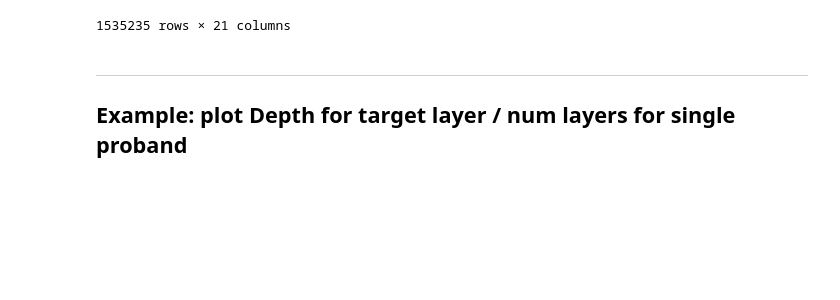
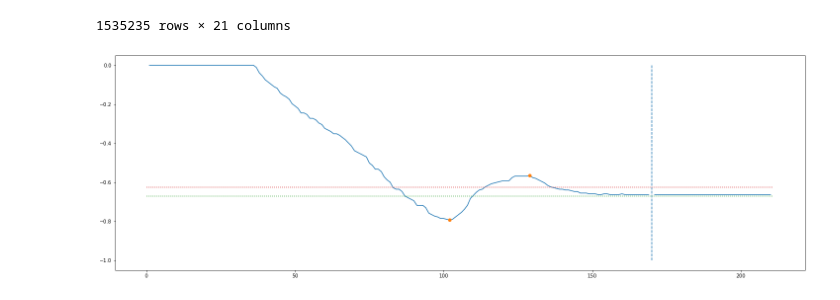
Before and after one commit to visualengineers/reflex-avi2022-results, a Jupyter notebook: code/details.ipynb, the cells around one changed output. Drawn from its saved outputs; the diff is of its cells as text; code cells hidden in the pictures; blank space fills up the shorter version.

Commit message:
feature: plot of interaction path
Former-commit-id: abcccd570a79ec0f19c7f12cfefddd761ffbbf1e

```diff
--- a/code/details.ipynb
+++ b/code/details.ipynb
@@ -79,7 +77,3 @@ df_cleaned.to_csv(rf'{export}cleanedStudy_interactionOnly.csv', sep= ";")
 | 1535233 | 2360986 | 90207 | 2021-06-30T12:37:15.361Z | INTERACTION | widening | 18 | [4, 5, 2, 3, 1] | ... |
 | 1535234 | 2360987 | 90208 | 2021-06-30T12:37:15.381Z | SUBTASK_STATE | widening | 18 | [4, 5, 2, 3, 1] | ... |
 1535235 rows × 21 columns
-# %% [markdown]
----
-Example: plot Depth for target layer / num layers for single proband
----
@@ -87,0 +80,37 @@ df_cleaned
+# %%
+proband = 15
+task = 4
+block = 2
+trial = 0
+
+exp_data = df_cleaned[(df_cleaned["Proband"] == proband) & (df_cleaned["Task"] == task) & (df_cleaned["Block"] == block) & (df_cleaned["Trial"] == trial)].reset_index(drop=True)
+
+z_data = exp_data["posZ"].replace("-", 0).astype(float)
+
+target = exp_data["Target"][0]
+
+borders = getLayerBorders(exp_data["NumLayers"][0], exp_data["mappingMethod"][0])
+
+miny = [-borders[target+1]]*len(z_data)
+maxy = [-borders[target]]*len(z_data)
+
+hold = exp_data[exp_data["posX"] == " HOLD"].index
+
+ex_max, _ = find_peaks(z_data, prominence=0.05)
+ex_min, _ = find_peaks(-z_data, prominence=0.05)
+
+peaks = np.concatenate([ex_max,ex_min])
+
+fig,ax = plt.subplots(figsize=(25,8))
+
+ax.plot(exp_data.index, z_data, label='Depth')
+ax.plot(peaks, z_data[peaks], "o")
+
+plt.vlines(x= hold, ymin=-1, ymax=0, linestyles="--")
+
+ax.plot(miny, linestyle=":")
+ax.plot(maxy, linestyle=":")
+
+plt.show()
+# %% [output]
+[figure, added]
```
Also changed, not shown: parts of 3 cells of this notebook.
